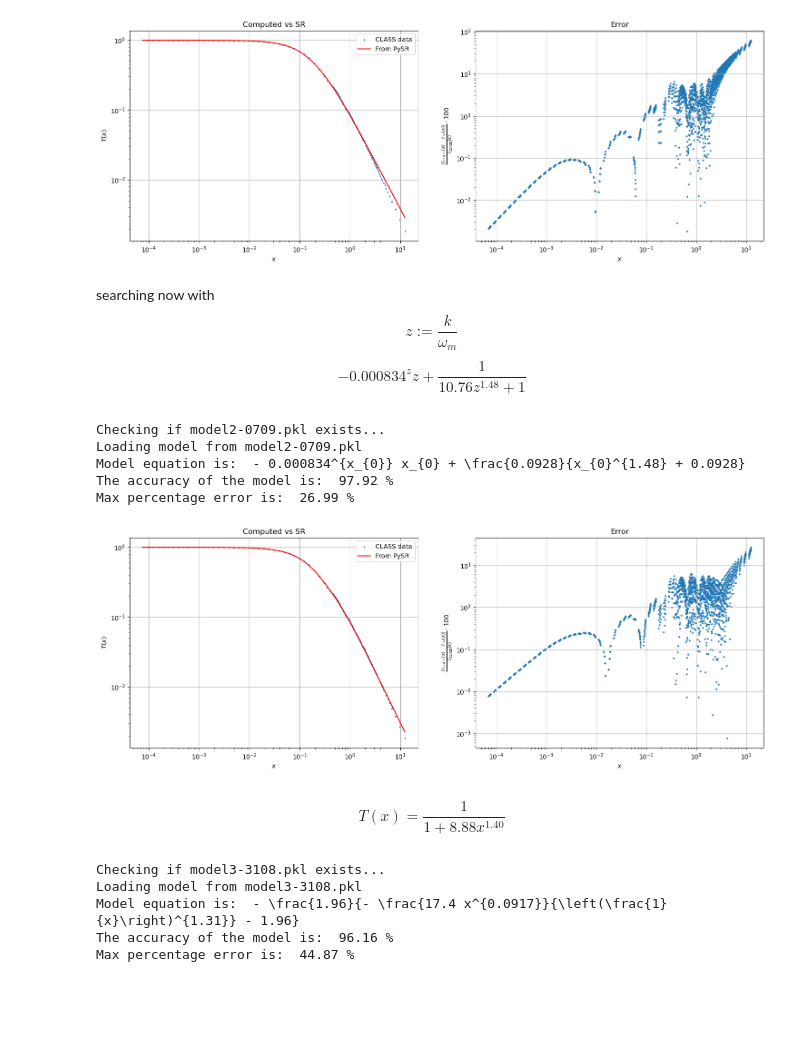
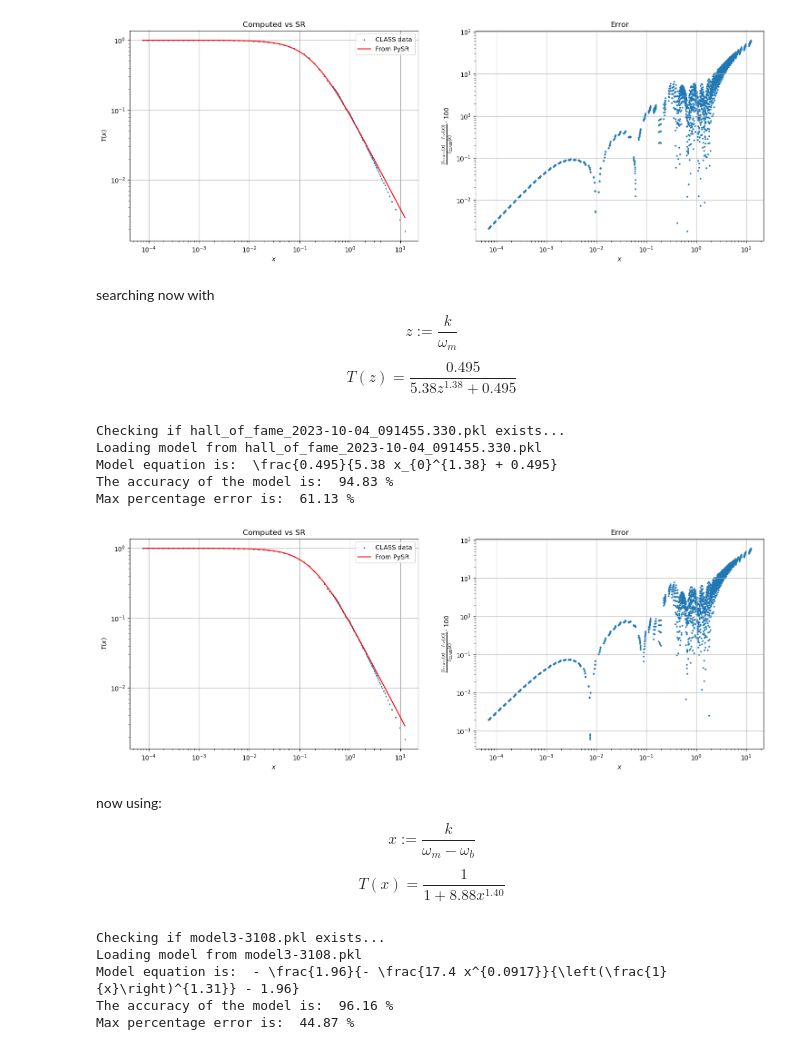
Before and after one commit to farocrown/Simreg, a Jupyter notebook: sr_tf_graphs.ipynb, the cells around one changed output. Saved outputs shown, nothing was run; the diff lists cells and outputs as text; code cells hidden in the pictures; blank space fills up the shorter version.

Commit message:
cleaning old models

```diff
--- a/sr_tf_graphs.ipynb
+++ b/sr_tf_graphs.ipynb
@@ -172,17 +187,19 @@ Max percentage error is:  62.81 %
 # %% [markdown]
 searching now with
 $$z:=\frac{k}{\omega_m}$$
-$$- 0.000834^{z} z + \frac{1}{10.76z^{1.48} + 1}$$
+$$ T(z) = \frac{0.495}{5.38 z^{1.38} + 0.495} $$
 # %%
-bran(z,T,'model2-0709.pkl')
+bran(z,T,'hall_of_fame_2023-10-04_091455.330.pkl') #'model2-0709.pkl
 # %% [output]
-Checking if model2-0709.pkl exists...
-Loading model from model2-0709.pkl
-Model equation is:  - 0.000834^{x_{0}} x_{0} + \frac{0.0928}{x_{0}^{1.48} + 0.0928}
-The accuracy of the model is:  97.92 %
-Max percentage error is:  26.99 %
+Checking if hall_of_fame_2023-10-04_091455.330.pkl exists...
+Loading model from hall_of_fame_2023-10-04_091455.330.pkl
+Model equation is:  \frac{0.495}{5.38 x_{0}^{1.38} + 0.495}
+The accuracy of the model is:  94.83 %
+Max percentage error is:  61.13 %
-[figure, old version]
+[figure, new version]
 # %% [markdown]
+now using:
+$$ x:= \frac{k}{\omega_m-\omega_b}$$
 $$ T(x)=\frac{1}{1+8.88x^{1.40}} $$
 # %%
 bran(x,T,'model3-3108.pkl')
```
Also changed, not shown: parts of 12 cells of this notebook, 2 other files.
